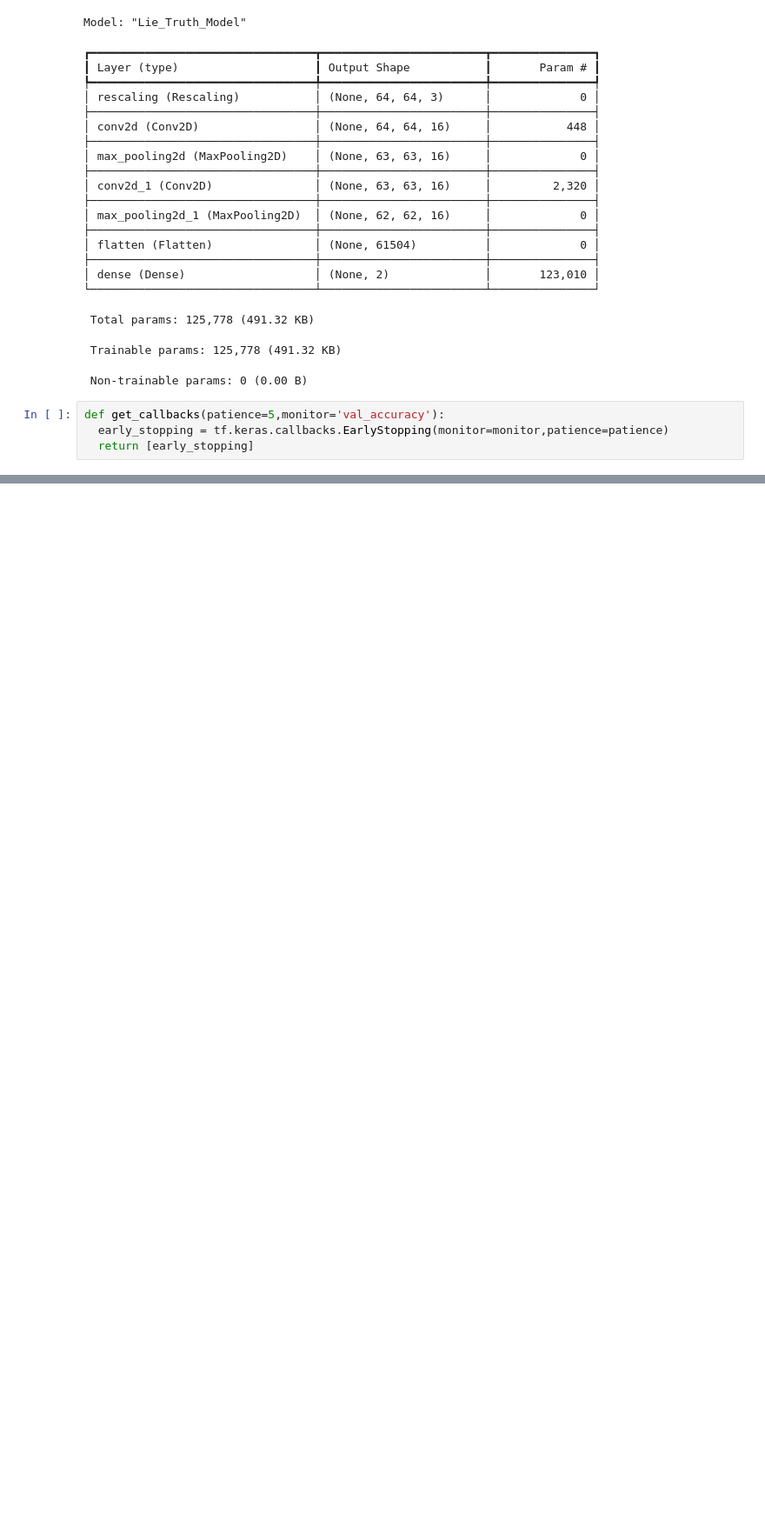
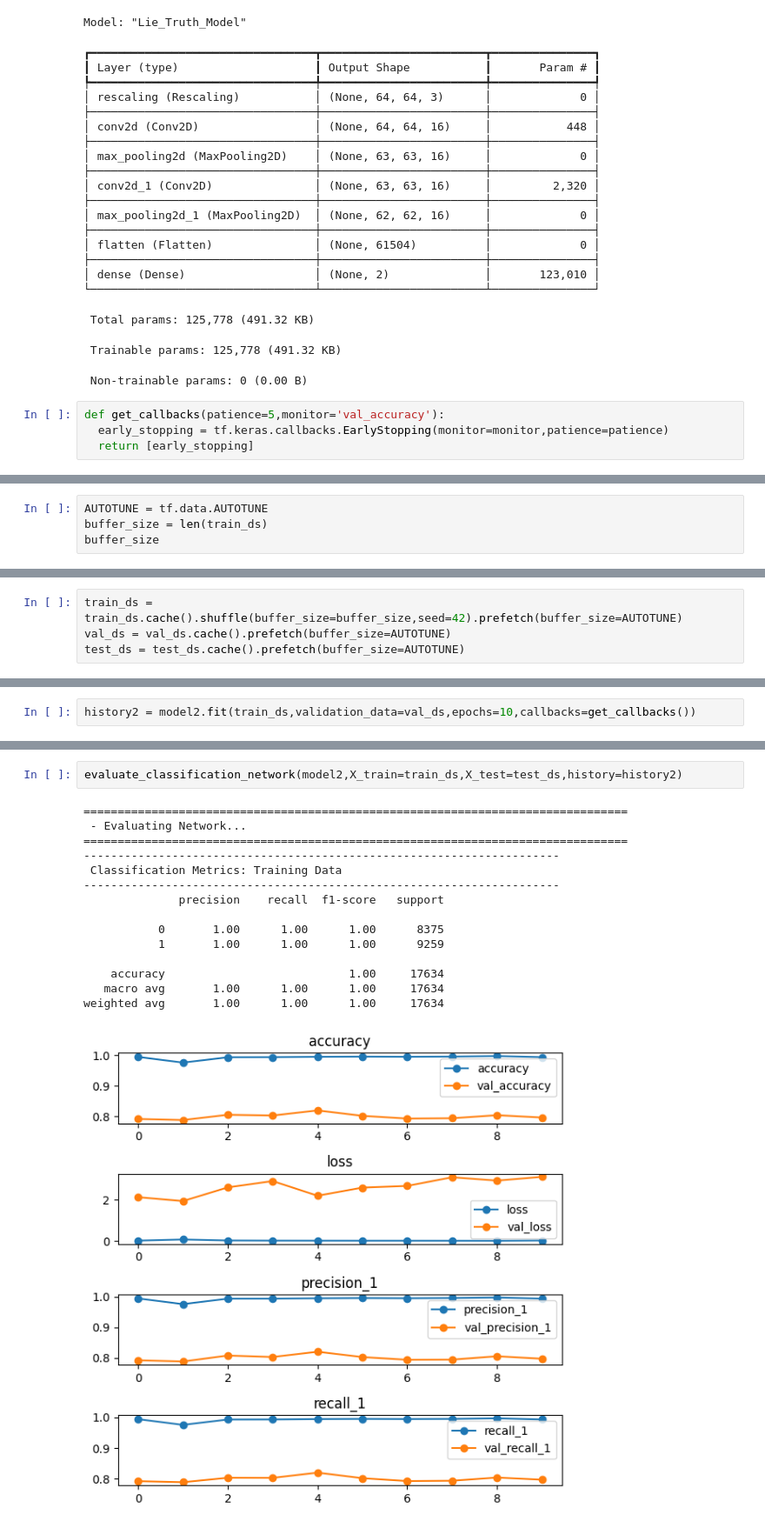
Before and after one commit to sandeep350/Truth_Lie_Final_Project, a Jupyter notebook: main.ipynb, the cells around one changed output, grey strips where cells are left out. Shown at 87% size. Cells and saved outputs as stored; diff of their text form; blank space fills up the shorter version.

```diff
--- a/main.ipynb
+++ b/main.ipynb
@@ -639,0 +643,4 @@ KeyboardInterrupt:
+# %%
+AUTOTUNE = tf.data.AUTOTUNE
+buffer_size = len(train_ds)
+buffer_size
@@ -639,0 +649,4 @@ KeyboardInterrupt:
+# %%
+train_ds = train_ds.cache().shuffle(buffer_size=buffer_size,seed=42).prefetch(buffer_size=AUTOTUNE)
+val_ds = val_ds.cache().prefetch(buffer_size=AUTOTUNE)
+test_ds = test_ds.cache().prefetch(buffer_size=AUTOTUNE)
@@ -639,0 +719,2 @@ KeyboardInterrupt:
+# %%
+history2 = model2.fit(train_ds,validation_data=val_ds,epochs=10,callbacks=get_callbacks())
@@ -639,0 +742,18 @@ KeyboardInterrupt:
+# %%
+evaluate_classification_network(model2,X_train=train_ds,X_test=test_ds,history=history2)
+# %% [output]
+================================================================================
+ - Evaluating Network...
+================================================================================
+----------------------------------------------------------------------
+ Classification Metrics: Training Data
+----------------------------------------------------------------------
+              precision    recall  f1-score   support
+
+           0       1.00      1.00      1.00      8375
+           1       1.00      1.00      1.00      9259
+
+    accuracy                           1.00     17634
+   macro avg       1.00      1.00      1.00     17634
+weighted avg       1.00      1.00      1.00     17634
+[figure, added]
```
Also changed, not shown: parts of 14 cells of this notebook, 1 other file.
